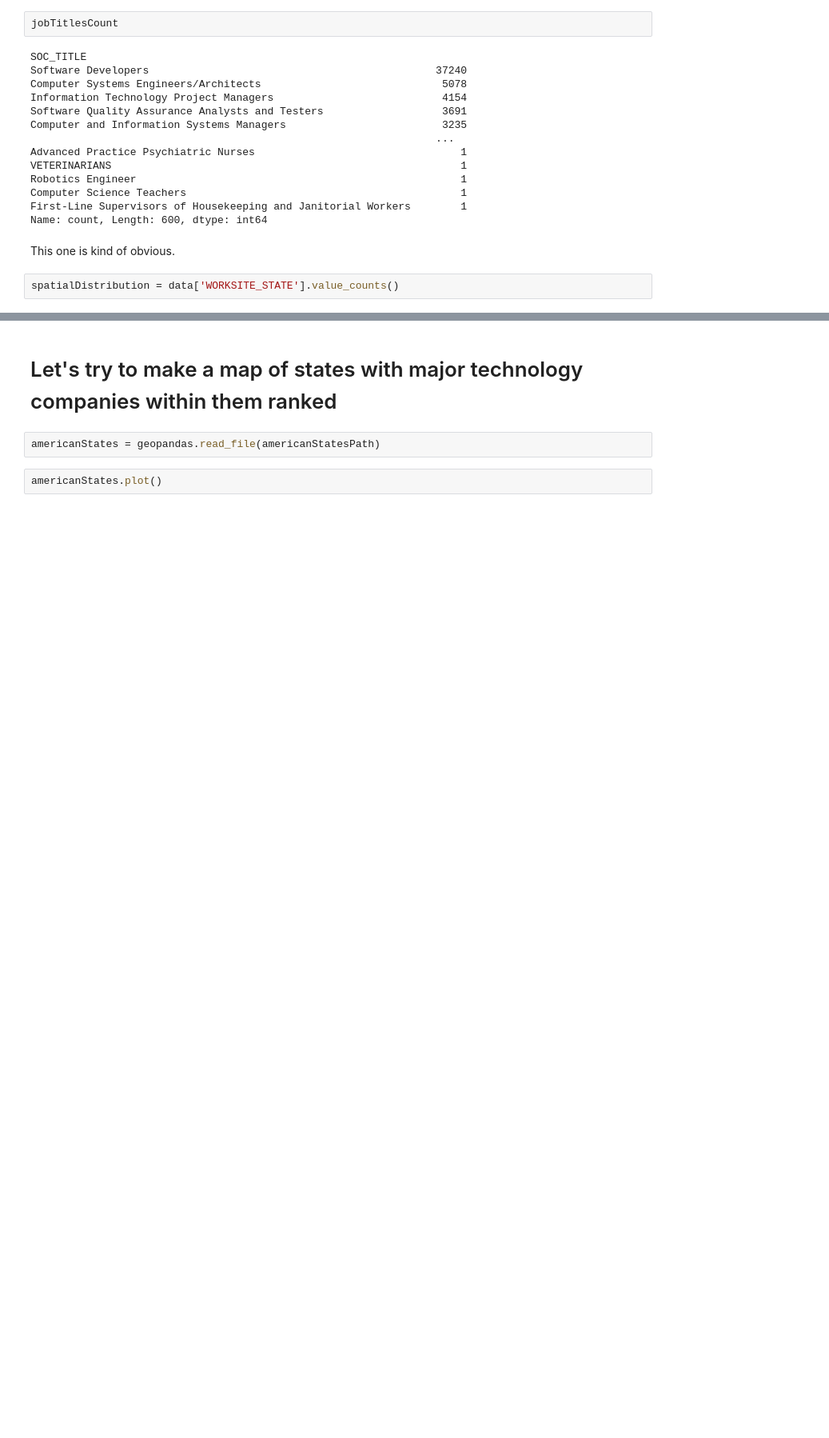
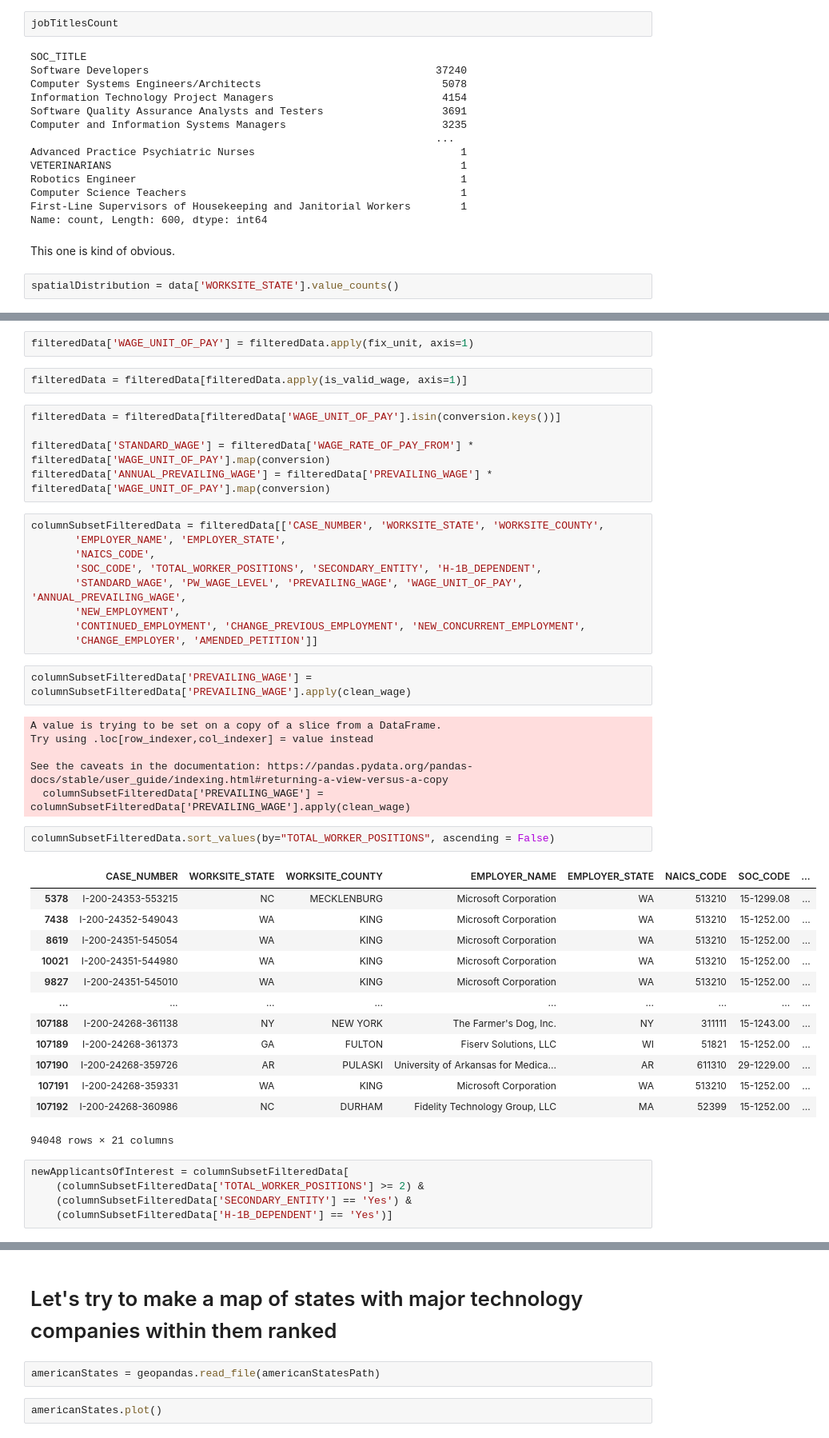
Before and after one commit to PBhandare/unit-3, a Jupyter notebook: data/H1BExploration.ipynb, the cells around one changed output, grey strips where cells are left out. Shown at 80% size. Cells and saved outputs as stored; diff of their text form; blank space fills up the shorter version.

```diff
--- a/data/H1BExploration.ipynb
+++ b/data/H1BExploration.ipynb
@@ -166,0 +304,47 @@ spatialDistribution = data['WORKSITE_STATE'].value_counts()
+# %%
+filteredData['WAGE_UNIT_OF_PAY'] = filteredData.apply(fix_unit, axis=1)
+# %%
+filteredData = filteredData[filteredData.apply(is_valid_wage, axis=1)]
+# %%
+filteredData = filteredData[filteredData['WAGE_UNIT_OF_PAY'].isin(conversion.keys())]
+
+filteredData['STANDARD_WAGE'] = filteredData['WAGE_RATE_OF_PAY_FROM'] * filteredData['WAGE_UNIT_OF_PAY'].map(conversion)
+filteredData['ANNUAL_PREVAILING_WAGE'] = filteredData['PREVAILING_WAGE'] * filteredData['WAGE_UNIT_OF_PAY'].map(conversion)
+# %%
+columnSubsetFilteredData = filteredData[['CASE_NUMBER', 'WORKSITE_STATE', 'WORKSITE_COUNTY',
+       'EMPLOYER_NAME', 'EMPLOYER_STATE',
+       'NAICS_CODE',
+       'SOC_CODE', 'TOTAL_WORKER_POSITIONS', 'SECONDARY_ENTITY', 'H-1B_DEPENDENT',
+       'STANDARD_WAGE', 'PW_WAGE_LEVEL', 'PREVAILING_WAGE', 'WAGE_UNIT_OF_PAY', 'ANNUAL_PREVAILING_WAGE',
+       'NEW_EMPLOYMENT',
+       'CONTINUED_EMPLOYMENT', 'CHANGE_PREVIOUS_EMPLOYMENT', 'NEW_CONCURRENT_EMPLOYMENT',
+       'CHANGE_EMPLOYER', 'AMENDED_PETITION']]
+# %%
+columnSubsetFilteredData['PREVAILING_WAGE'] = columnSubsetFilteredData['PREVAILING_WAGE'].apply(clean_wage)
+# %% [output]
+A value is trying to be set on a copy of a slice from a DataFrame.
+Try using .loc[row_indexer,col_indexer] = value instead
+
+See the caveats in the documentation: https://pandas.pydata.org/pandas-docs/stable/user_guide/indexing.html#returning-a-view-versus-a-copy
+  columnSubsetFilteredData['PREVAILING_WAGE'] = columnSubsetFilteredData['PREVAILING_WAGE'].apply(clean_wage)
+# %%
+columnSubsetFilteredData.sort_values(by="TOTAL_WORKER_POSITIONS", ascending = False)
+# %% [output]
+|  | CASE_NUMBER | WORKSITE_STATE | WORKSITE_COUNTY | EMPLOYER_NAME | EMPLOYER_STATE | NAICS_CODE | SOC_CODE | ... |
+| 5378 | I-200-24353-553215 | NC | MECKLENBURG | Microsoft Corporation | WA | 513210 | 15-1299.08 | ... |
+| 7438 | I-200-24352-549043 | WA | KING | Microsoft Corporation | WA | 513210 | 15-1252.00 | ... |
+| 8619 | I-200-24351-545054 | WA | KING | Microsoft Corporation | WA | 513210 | 15-1252.00 | ... |
+| 10021 | I-200-24351-544980 | WA | KING | Microsoft Corporation | WA | 513210 | 15-1252.00 | ... |
+| 9827 | I-200-24351-545010 | WA | KING | Microsoft Corporation | WA | 513210 | 15-1252.00 | ... |
+| ... | ... | ... | ... | ... | ... | ... | ... | ... |
+| 107188 | I-200-24268-361138 | NY | NEW YORK | The Farmer's Dog, Inc. | NY | 311111 | 15-1243.00 | ... |
+| 107189 | I-200-24268-361373 | GA | FULTON | Fiserv Solutions, LLC | WI | 51821 | 15-1252.00 | ... |
+| 107190 | I-200-24268-359726 | AR | PULASKI | University of Arkansas for Medica... | AR | 611310 | 29-1229.00 | ... |
+| 107191 | I-200-24268-359331 | WA | KING | Microsoft Corporation | WA | 513210 | 15-1252.00 | ... |
+| 107192 | I-200-24268-360986 | NC | DURHAM | Fidelity Technology Group, LLC | MA | 52399 | 15-1252.00 | ... |
+94048 rows × 21 columns
+# %%
+newApplicantsOfInterest = columnSubsetFilteredData[
+    (columnSubsetFilteredData['TOTAL_WORKER_POSITIONS'] >= 2) &
+    (columnSubsetFilteredData['SECONDARY_ENTITY'] == 'Yes') &
+    (columnSubsetFilteredData['H-1B_DEPENDENT'] == 'Yes')]
```
Also changed, not shown: parts of 32 cells of this notebook, 6 other files.
